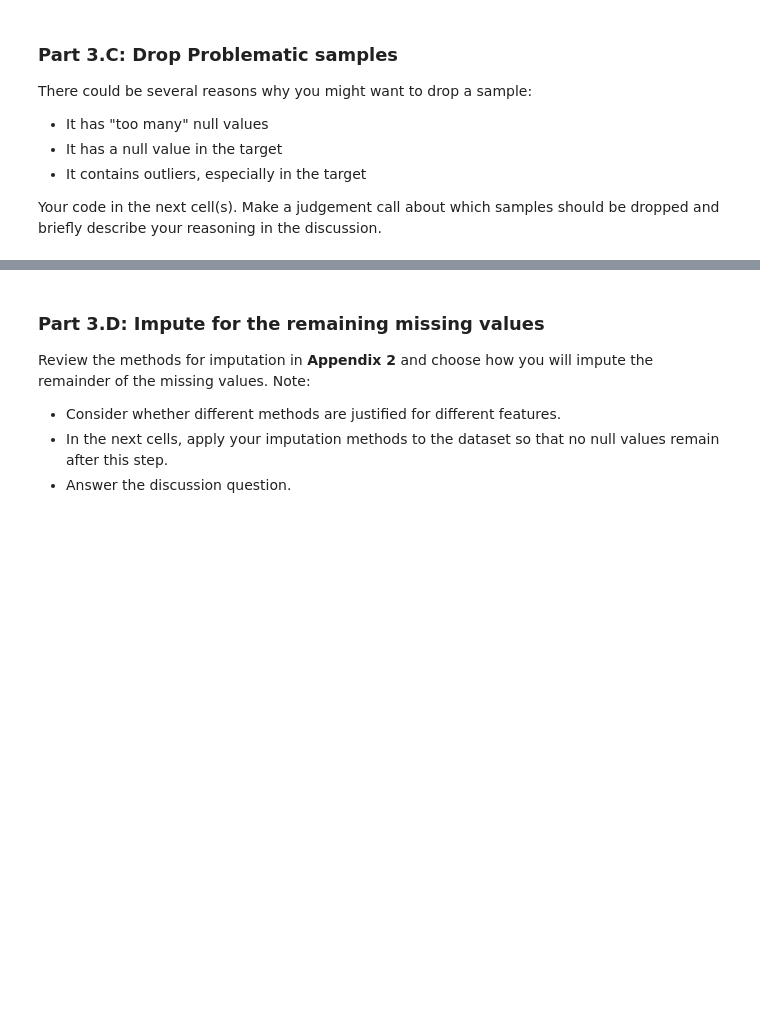
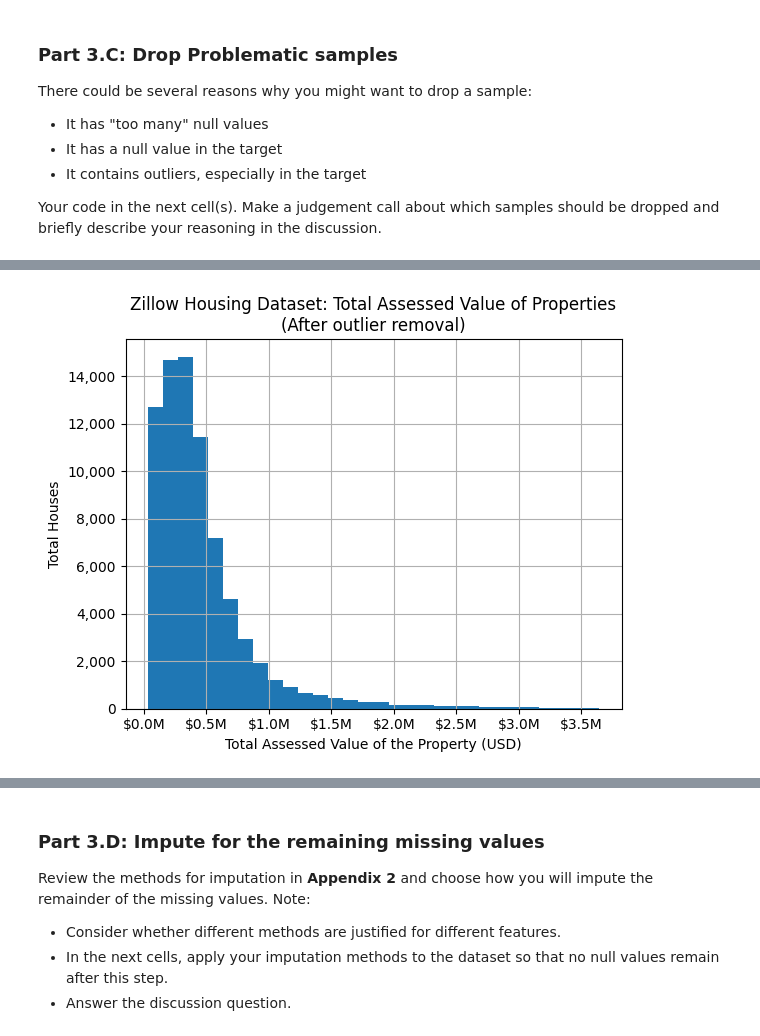
Before and after one commit to luke-wamboldt/Mod-3-Milestones-Group-78, a Jupyter notebook: Milestone_01.ipynb, the cells around one changed output, grey strips where cells are left out. Drawn from its saved outputs; the diff is of its cells as text; code cells hidden in the pictures; blank space fills up the shorter version.

```diff
--- a/Milestone_01.ipynb
+++ b/Milestone_01.ipynb
@@ -658,0 +650,12 @@ Your code in the next cell(s). Make a judgement call about which samples should
+# %%
+lower_bound = df_clean['taxvaluedollarcnt'].quantile(0.005)
+upper_bound = df_clean['taxvaluedollarcnt'].quantile(0.995)
+
+# Outliers
+outliers_removed = df_clean[(df_clean['taxvaluedollarcnt'] >= lower_bound) & (df_clean['taxvaluedollarcnt'] <= upper_bound)]
+
+dropped_count = len(df_clean) - len(outliers_removed)
+dropped_pct = (dropped_count / len(df_clean)) * 100
+
+print(f"Dropped {dropped_count} rows")
+print(f"{dropped_pct:.2f}% rows dropped")
@@ -658,0 +685,11 @@ Your code in the next cell(s). Make a judgement call about which samples should
+# %%
+ax = outliers_removed['taxvaluedollarcnt'].hist(bins=30)
+ax.xaxis.set_major_formatter(x_formatter)
+ax.yaxis.set_major_formatter(y_formatter)
+
+plt.title('Zillow Housing Dataset: Total Assessed Value of Properties\n(After outlier removal)')
+plt.ylabel('Total Houses')
+plt.xlabel('Total Assessed Value of the Property (USD)')
+plt.show()
+# %% [output]
+[figure, added]
```
Also changed, not shown: parts of 12 cells of this notebook.
